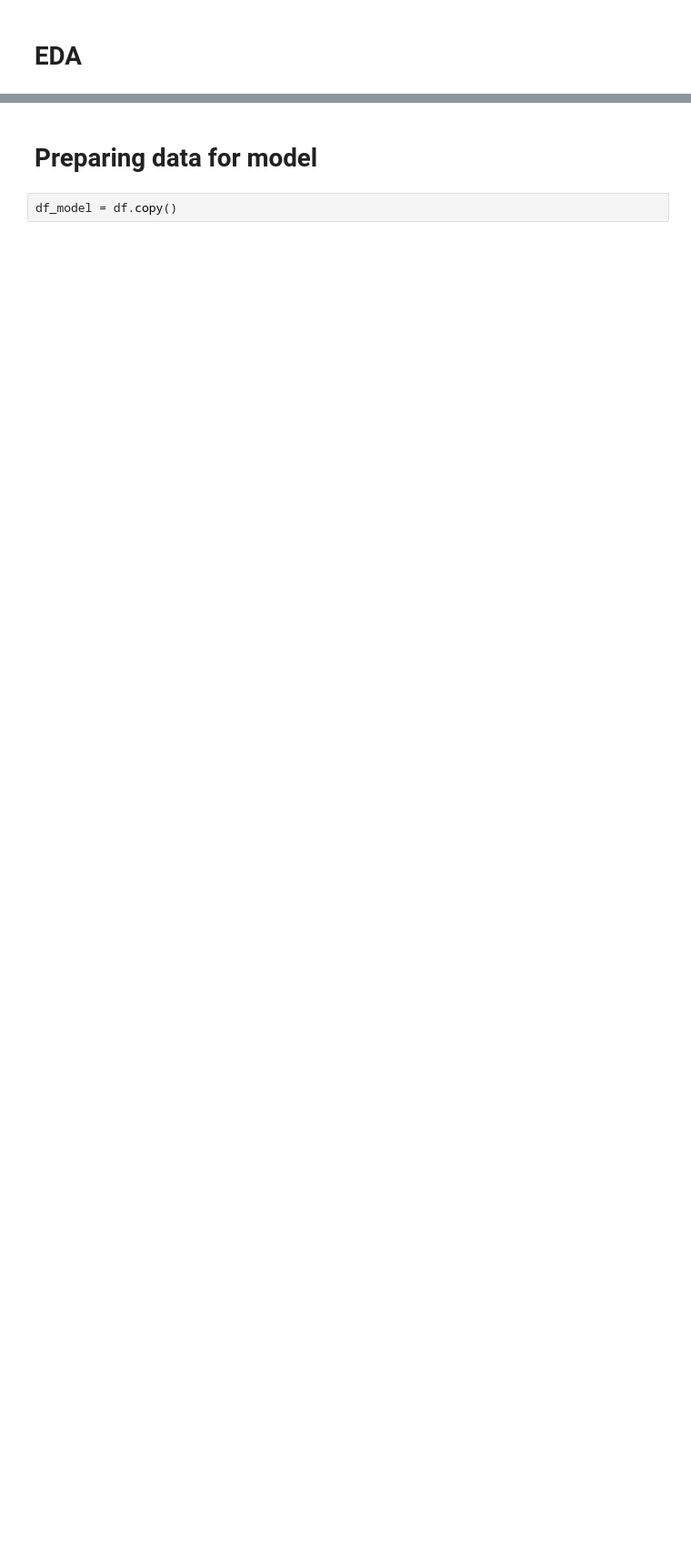
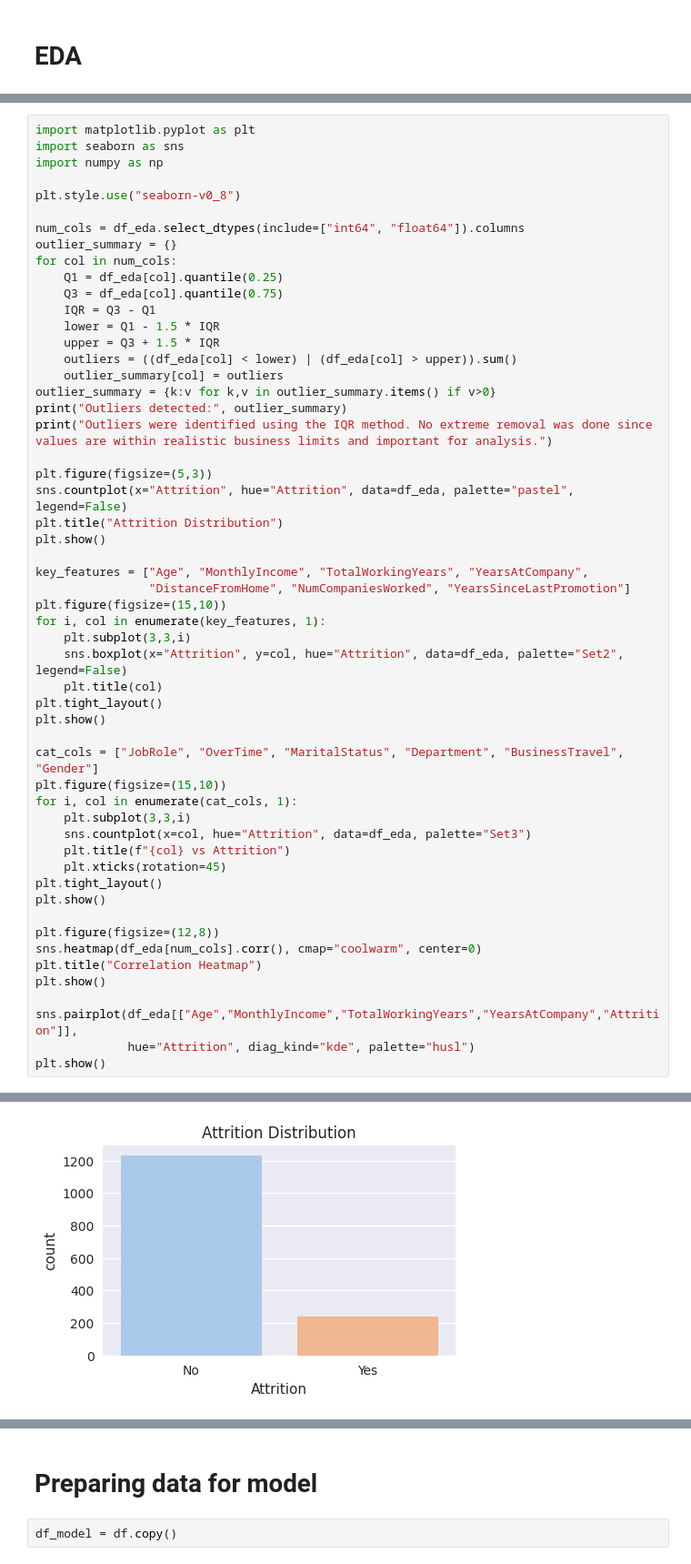
Before and after one commit to NirbhayBawankule/HR-Analytics-Employee-Attrition-Performance, a Jupyter notebook: main.ipynb, the cells around one changed output, grey strips where cells are left out. Shown at 91% size. Drawn from its saved outputs; the diff is of its cells as text; blank space fills up the shorter version.

```diff
--- a/main.ipynb
+++ b/main.ipynb
@@ -89,0 +232,55 @@ YearsWithCurrManager: 14 outliers
+# %%
+import matplotlib.pyplot as plt
+import seaborn as sns
+import numpy as np
+
+plt.style.use("seaborn-v0_8")
+
+num_cols = df_eda.select_dtypes(include=["int64", "float64"]).columns
+outlier_summary = {}
+for col in num_cols:
+    Q1 = df_eda[col].quantile(0.25)
+    Q3 = df_eda[col].quantile(0.75)
+    IQR = Q3 - Q1
+    lower = Q1 - 1.5 * IQR
+    upper = Q3 + 1.5 * IQR
+    outliers = ((df_eda[col] < lower) | (df_eda[col] > upper)).sum()
+    outlier_summary[col] = outliers
+outlier_summary = {k:v for k,v in outlier_summary.items() if v>0}
+print("Outliers detected:", outlier_summary)
+print("Outliers were identified using the IQR method. No extreme removal was done since values are within realistic business limits and important for analysis.")
+
+plt.figure(figsize=(5,3))
+sns.countplot(x="Attrition", hue="Attrition", data=df_eda, palette="pastel", legend=False)
+plt.title("Attrition Distribution")
+plt.show()
+
+key_features = ["Age", "MonthlyIncome", "TotalWorkingYears", "YearsAtCompany",
+                "DistanceFromHome", "NumCompaniesWorked", "YearsSinceLastPromotion"]
+plt.figure(figsize=(15,10))
+for i, col in enumerate(key_features, 1):
+    plt.subplot(3,3,i)
+    sns.boxplot(x="Attrition", y=col, hue="Attrition", data=df_eda, palette="Set2", legend=False)
+    plt.title(col)
+plt.tight_layout()
+plt.show()
+
+cat_cols = ["JobRole", "OverTime", "MaritalStatus", "Department", "BusinessTravel", "Gender"]
+plt.figure(figsize=(15,10))
+for i, col in enumerate(cat_cols, 1):
+    plt.subplot(3,3,i)
+    sns.countplot(x=col, hue="Attrition", data=df_eda, palette="Set3")
+    plt.title(f"{col} vs Attrition")
+    plt.xticks(rotation=45)
+plt.tight_layout()
+plt.show()
+
+plt.figure(figsize=(12,8))
+sns.heatmap(df_eda[num_cols].corr(), cmap="coolwarm", center=0)
+plt.title("Correlation Heatmap")
+plt.show()
+
+sns.pairplot(df_eda[["Age","MonthlyIncome","TotalWorkingYears","YearsAtCompany","Attrition"]],
+             hue="Attrition", diag_kind="kde", palette="husl")
+plt.show()
+# %% [output]
@@ -89,0 +289 @@ YearsWithCurrManager: 14 outliers
+[figure, added]
```
Also changed, not shown: parts of 7 cells of this notebook, 1 other file.
